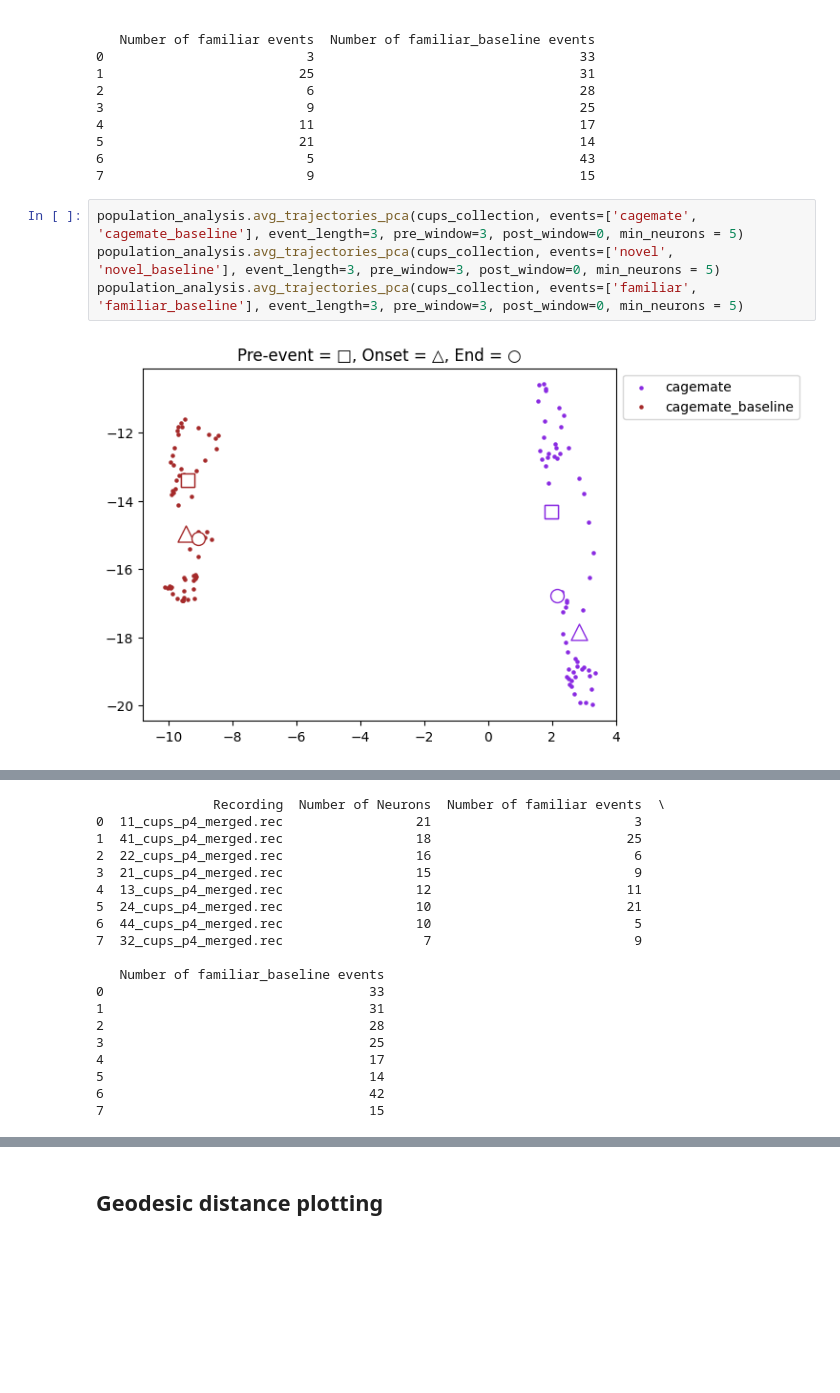
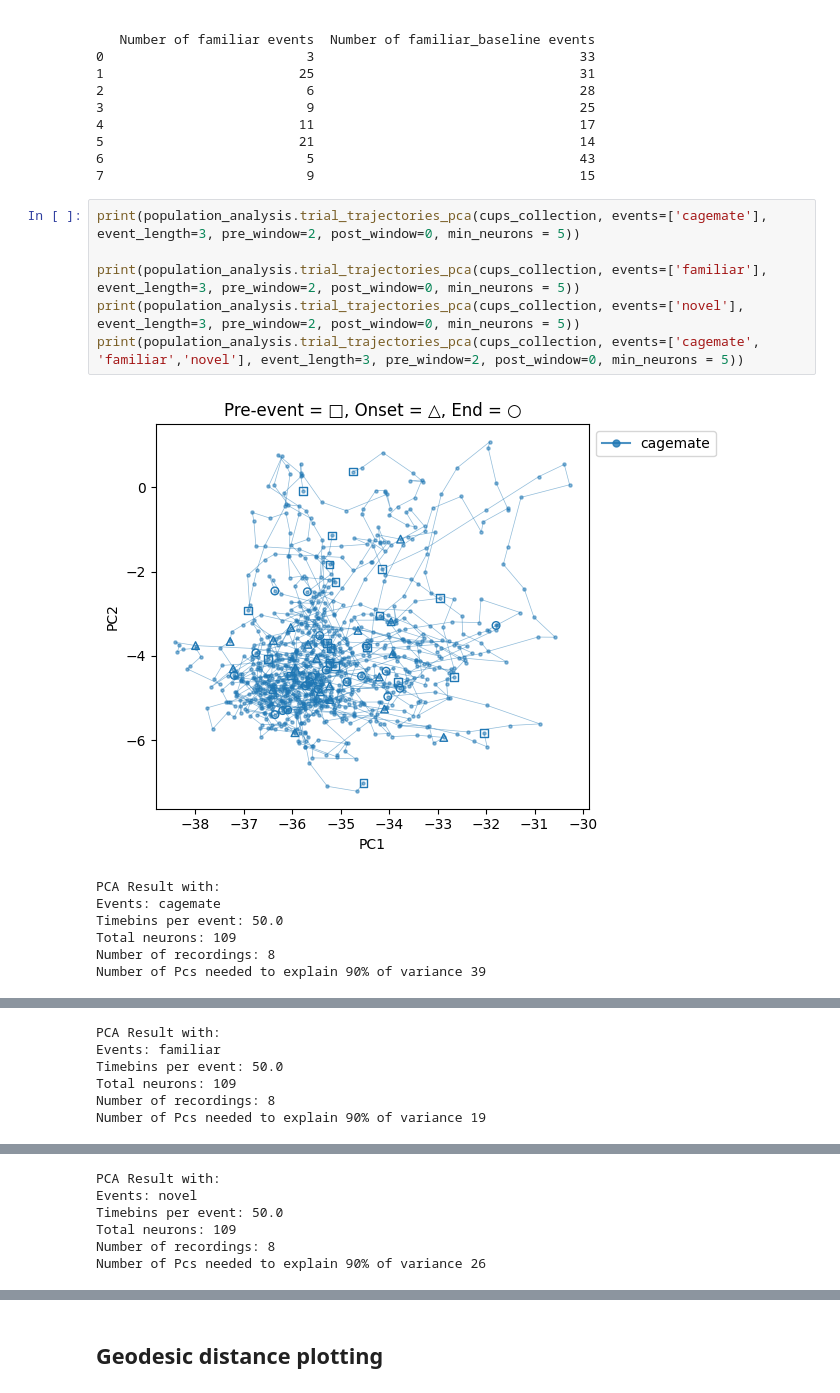
Before and after one commit to padillacoreanolab/diff_fam_social_memory_ephys, a Jupyter notebook: pilot2/cups_phase4/cups_spike_collection.ipynb, the cells around one changed output, grey strips where cells are left out. Drawn from its saved outputs; the diff is of its cells as text; blank space fills up the shorter version.

```diff
--- a/pilot2/cups_phase4/cups_spike_collection.ipynb
+++ b/pilot2/cups_phase4/cups_spike_collection.ipynb
@@ -372,8 +372,16 @@ population_analysis.avg_trajectories_pca(cups_collection, events=['acquisition',
 6                          5                                  43
 7                          9                                  15
 # %%
-population_analysis.avg_trajectories_pca(cups_collection, events=['cagemate', 'cagemate_baseline'], event_length=3, pre_window=3, post_window=0, min_neurons = 5)
-population_analysis.avg_trajectories_pca(cups_collection, events=['novel', 'novel_baseline'], event_length=3, pre_window=3, post_window=0, min_neurons = 5)
-population_analysis.avg_trajectories_pca(cups_collection, events=['familiar', 'familiar_baseline'], event_length=3, pre_window=3, post_window=0, min_neurons = 5)
+print(population_analysis.trial_trajectories_pca(cups_collection, events=['cagemate'], event_length=3, pre_window=2, post_window=0, min_neurons = 5))
+
+print(population_analysis.trial_trajectories_pca(cups_collection, events=['familiar'], event_length=3, pre_window=2, post_window=0, min_neurons = 5))
+print(population_analysis.trial_trajectories_pca(cups_collection, events=['novel'], event_length=3, pre_window=2, post_window=0, min_neurons = 5))
+print(population_analysis.trial_trajectories_pca(cups_collection, events=['cagemate', 'familiar','novel'], event_length=3, pre_window=2, post_window=0, min_neurons = 5))
 # %% [output]
-[figure, old version]
+[figure, new version]
+PCA Result with:
+Events: cagemate
+Timebins per event: 50.0
+Total neurons: 109
+Number of recordings: 8
+Number of Pcs needed to explain 90% of variance 39
@@ -380,0 +389,6 @@ population_analysis.avg_trajectories_pca(cups_collection, events=['familiar', 'f
+PCA Result with:
+Events: familiar
+Timebins per event: 50.0
+Total neurons: 109
+Number of recordings: 8
+Number of Pcs needed to explain 90% of variance 19
@@ -382,19 +396,6 @@ population_analysis.avg_trajectories_pca(cups_collection, events=['familiar', 'f
-               Recording  Number of Neurons  Number of familiar events  \
-0  11_cups_p4_merged.rec                 21                          3
-1  41_cups_p4_merged.rec                 18                         25
-2  22_cups_p4_merged.rec                 16                          6
-3  21_cups_p4_merged.rec                 15                          9
-4  13_cups_p4_merged.rec                 12                         11
-5  24_cups_p4_merged.rec                 10                         21
-6  44_cups_p4_merged.rec                 10                          5
-7  32_cups_p4_merged.rec                  7                          9
-
-   Number of familiar_baseline events
-0                                  33
-1                                  31
-2                                  28
-3                                  25
-4                                  17
-5                                  14
-6                                  42
-7                                  15
+PCA Result with:
+Events: novel
+Timebins per event: 50.0
+Total neurons: 109
+Number of recordings: 8
+Number of Pcs needed to explain 90% of variance 26
```
Also changed, not shown: parts of 31 cells of this notebook, 22 other files.
